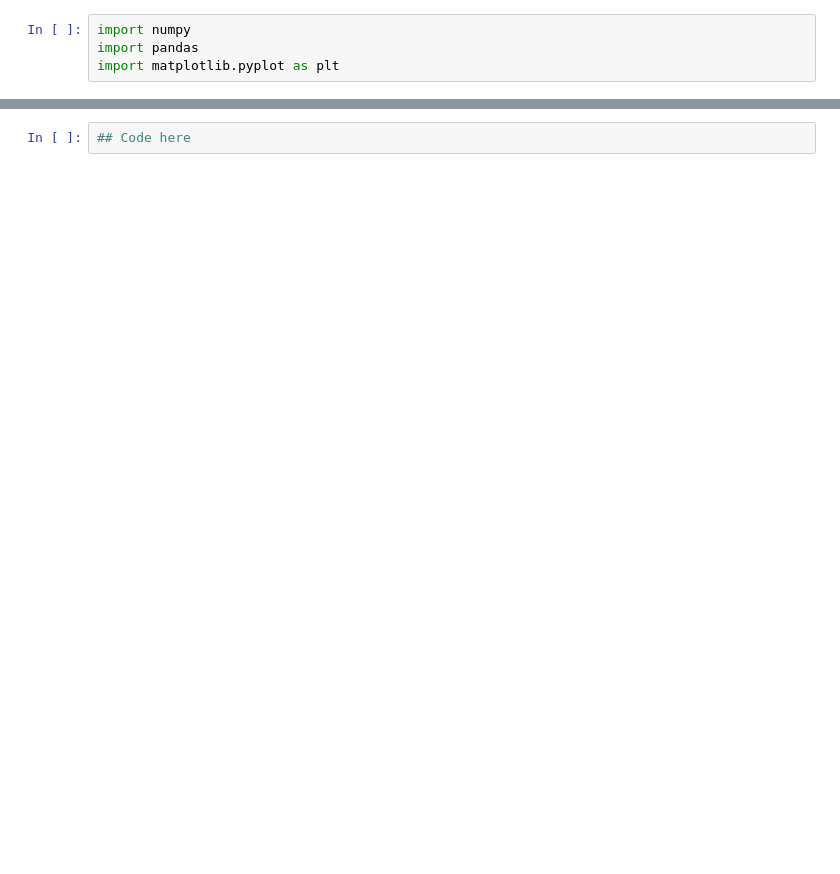
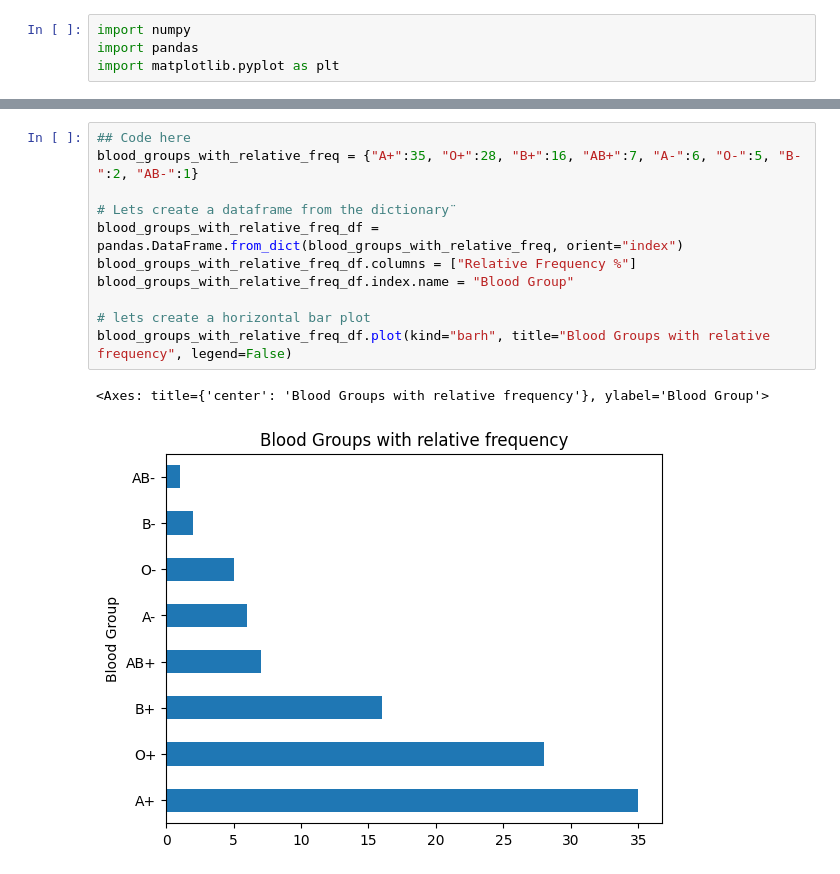
Before and after one commit to walterairs/statsandprobs, a Jupyter notebook: statistics/lesson_four.ipynb, the cells around one changed output, grey strips where cells are left out. Drawn from its saved outputs; the diff is of its cells as text; blank space fills up the shorter version.

```diff
--- a/statistics/lesson_four.ipynb
+++ b/statistics/lesson_four.ipynb
@@ -8,4 +8,16 @@ import matplotlib.pyplot as plt
-# %%
-## Code here
+# %%
+## Code here
+blood_groups_with_relative_freq = {"A+":35, "O+":28, "B+":16, "AB+":7, "A-":6, "O-":5, "B-":2, "AB-":1}
+
+# Lets create a dataframe from the dictionary¨
+blood_groups_with_relative_freq_df = pandas.DataFrame.from_dict(blood_groups_with_relative_freq, orient="index")
+blood_groups_with_relative_freq_df.columns = ["Relative Frequency %"]
+blood_groups_with_relative_freq_df.index.name = "Blood Group"
+
+# lets create a horizontal bar plot
+blood_groups_with_relative_freq_df.plot(kind="barh", title="Blood Groups with relative frequency", legend=False)
+# %% [output]
+<Axes: title={'center': 'Blood Groups with relative frequency'}, ylabel='Blood Group'>
+[figure, added]
 # %% [markdown]
 4.2 Tavoitteena on esittää lukiolaisten kevään 2016 ylioppilaskirjoitusten terveystiedon arvosanojen lukumäärät. Alla olevassa taulukossa on arvosanajakauma. Piirrä tähän tilanteeseen mielestäsi sopiva kaavio valitsemallasi ohjelmistolla.
```
Also changed, not shown: parts of 16 cells of this notebook, 7 other files.
